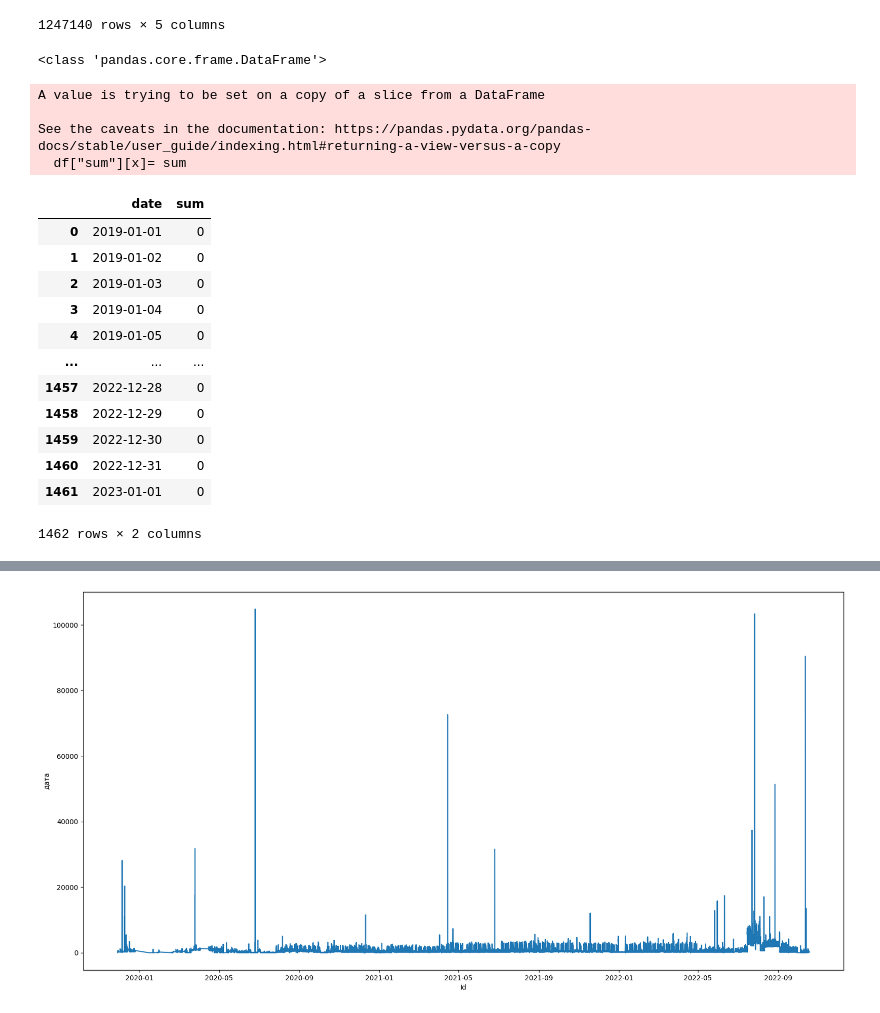
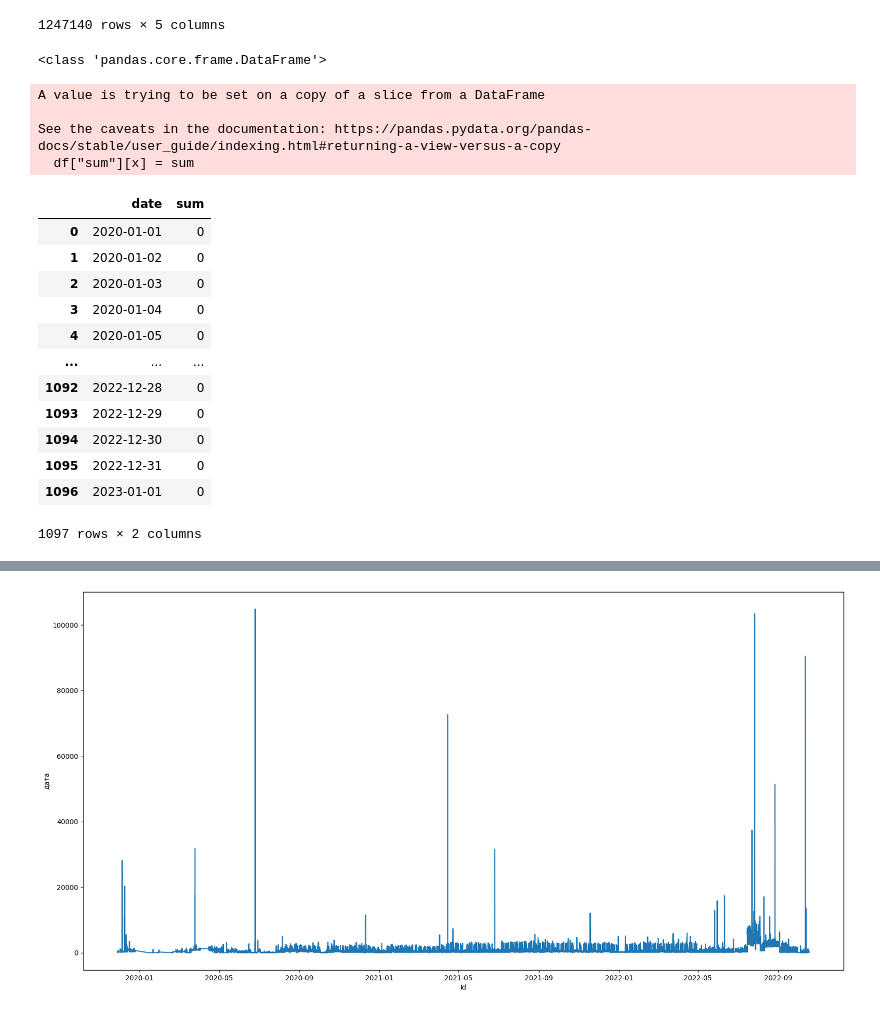
Before and after one commit to IHVH/EventsByTimes, a Jupyter notebook: GlayManNostradamus.ipynb, the cells around one changed output, grey strips where cells are left out. Drawn from its saved outputs; the diff is of its cells as text; code cells hidden in the pictures.

```diff
--- a/GlayManNostradamus.ipynb
+++ b/GlayManNostradamus.ipynb
@@ -75,39 +75,43 @@ False
 # %%
 from datetime import timedelta
 
-ds = pd.Series(pd.date_range("2019", "2023", freq="D", name="date"))
+ds = pd.Series(pd.date_range("2020", "2023", freq="D", name="date"))
 
 
 df = pd.DataFrame(ds)
 df["sum"] = 0
 print(type(df))
 x = 0
 for item in df["date"]:
     data2 = data_sorted[data_sorted['DateTime'].between(item, item + timedelta(1))]
+    #for i2 in data2["SumEventByTime"]:
+    #    if(i2 > 100):
+    #        i2 = 100
+
     sum = data2["SumEventByTime"].sum()
-    df["sum"][x]= sum
+    df["sum"][x] = sum
     x = x+1
 
 df
 # %% [output]
 <class 'pandas.core.frame.DataFrame'>
 A value is trying to be set on a copy of a slice from a DataFrame
 
 See the caveats in the documentation: https://pandas.pydata.org/pandas-docs/stable/user_guide/indexing.html#returning-a-view-versus-a-copy
-  df["sum"][x]= sum
+  df["sum"][x] = sum
 |  | date | sum |
-| 0 | 2019-01-01 | 0 |
-| 1 | 2019-01-02 | 0 |
-| 2 | 2019-01-03 | 0 |
-| 3 | 2019-01-04 | 0 |
-| 4 | 2019-01-05 | 0 |
+| 0 | 2020-01-01 | 0 |
+| 1 | 2020-01-02 | 0 |
+| 2 | 2020-01-03 | 0 |
+| 3 | 2020-01-04 | 0 |
+| 4 | 2020-01-05 | 0 |
 | ... | ... | ... |
-| 1457 | 2022-12-28 | 0 |
-| 1458 | 2022-12-29 | 0 |
-| 1459 | 2022-12-30 | 0 |
-| 1460 | 2022-12-31 | 0 |
-| 1461 | 2023-01-01 | 0 |
+| 1092 | 2022-12-28 | 0 |
+| 1093 | 2022-12-29 | 0 |
+| 1094 | 2022-12-30 | 0 |
+| 1095 | 2022-12-31 | 0 |
+| 1096 | 2023-01-01 | 0 |
-1462 rows × 2 columns
+1097 rows × 2 columns
 # %%
 plt.figure(figsize=(20,10))
 plt.plot(df["date"], df["sum"])
```
Also changed, not shown: parts of 1 cell of this notebook.
